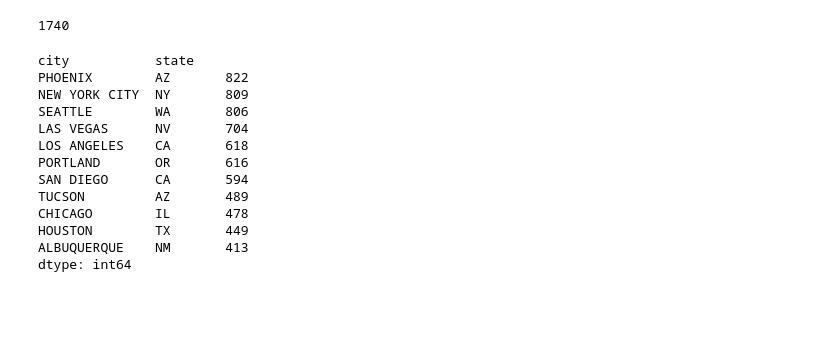
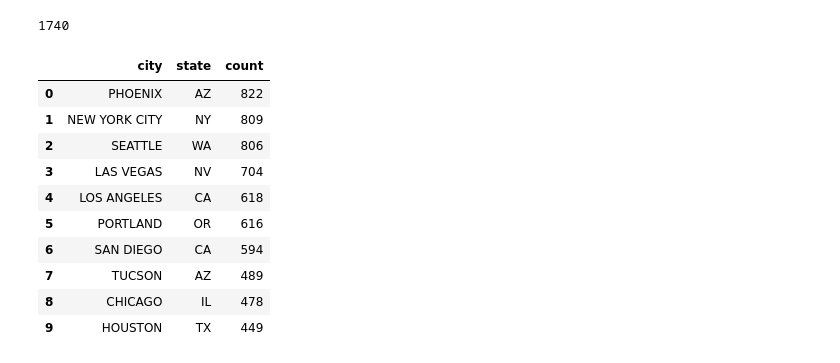
Before and after one commit to t-white-21/ufo-exploration, a Jupyter notebook: notebooks/ufo_sightings.ipynb, the cells around one changed output. Cells and saved outputs as stored; diff of their text form; code cells hidden in the pictures; blank space fills up the shorter version.

```diff
--- a/notebooks/ufo_sightings.ipynb
+++ b/notebooks/ufo_sightings.ipynb
@@ -203,38 +211,36 @@ usa_ufos2[usa_ufos2['state']=='CA'].city.nunique()
 # %% [output]
 1740
 # %%
-us_city_count2 = usa_ufos2[['city', 'state']].value_counts()
-#us_city_counts2 = pd.DataFrame(us_city_counts2).reset_index()
-#us_city_counts2.columns = ['city', 'state', 'count']
+us_city_counts2 = usa_ufos2[['city', 'state']].value_counts()
+us_city_counts2 = pd.DataFrame(us_city_counts2).reset_index()
+us_city_counts2.columns = ['city', 'state', 'count']
 
 #us_city_count2.sort_values('count', ascending=False)
-us_city_count2.head(11)
+us_city_counts2.nlargest(10, 'count')
 
 #previous answers were
 # 0 Phoenix	AZ	773
 # 1	Seattle	WA	742
 # 2	Las Vegas	NV	648
 # 3	Portland	OR	590
 # 4	Los Angeles	CA	557
 # 5	San Diego	CA	547
 # 6	Tucson	AZ	472
 # 7	Chicago	IL	446
 # 8	Houston	TX	429
 # 9	Albuquerque	NM	399
 
 #Note that NYC was not in top 10. Why the big change?
 # I made New York City (Brooklyn) and New York City (Manhattan) and New York City (Queens) all NYC
 # %% [output]
-city           state
-PHOENIX        AZ       822
-NEW YORK CITY  NY       809
-SEATTLE        WA       806
-LAS VEGAS      NV       704
-LOS ANGELES    CA       618
-PORTLAND       OR       616
-SAN DIEGO      CA       594
-TUCSON         AZ       489
-CHICAGO        IL       478
-HOUSTON        TX       449
-ALBUQUERQUE    NM       413
-dtype: int64
+|  | city | state | count |
+| 0 | PHOENIX | AZ | 822 |
+| 1 | NEW YORK CITY | NY | 809 |
+| 2 | SEATTLE | WA | 806 |
+| 3 | LAS VEGAS | NV | 704 |
+| 4 | LOS ANGELES | CA | 618 |
+| 5 | PORTLAND | OR | 616 |
+| 6 | SAN DIEGO | CA | 594 |
+| 7 | TUCSON | AZ | 489 |
+| 8 | CHICAGO | IL | 478 |
+| 9 | HOUSTON | TX | 449 |
```
Also changed, not shown: parts of 16 cells of this notebook, 1 other file.
